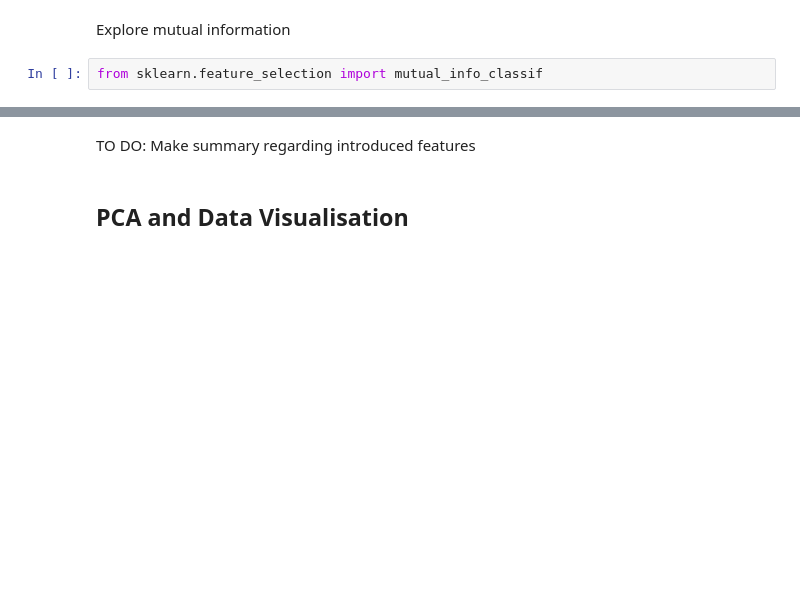
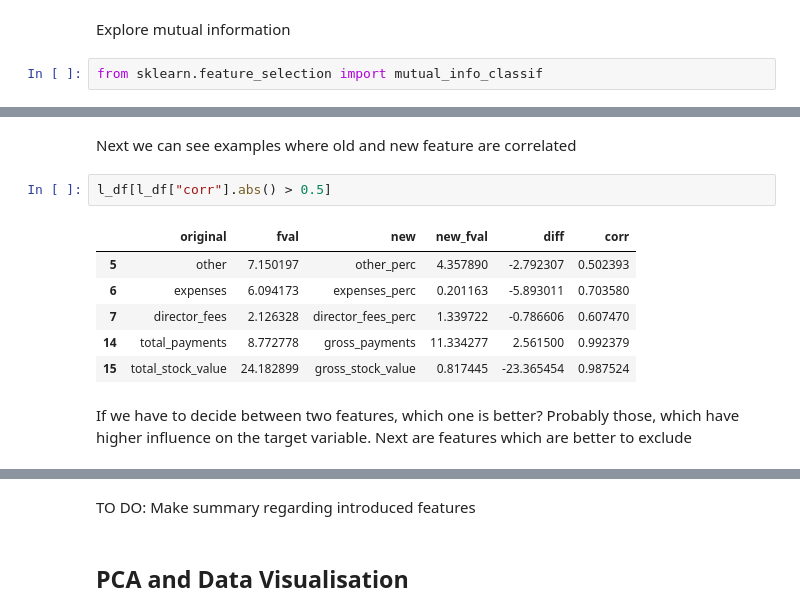
Before and after one commit to tommak/EnronPOI, a Jupyter notebook: analysis/Feature Analysis.ipynb, the cells around one changed output, grey strips where cells are left out. Cells and saved outputs as stored; diff of their text form; blank space fills up the shorter version.

```diff
--- a/analysis/Feature Analysis.ipynb
+++ b/analysis/Feature Analysis.ipynb
@@ -209,0 +276,13 @@ sorted(zip(features_list[1:], minf), key = lambda s: s[1], reverse=True )[:20]
+# %% [markdown]
+Next we can see examples where old and new feature are correlated
+# %%
+l_df[l_df["corr"].abs() > 0.5]
+# %% [output]
+|  | original | fval | new | new_fval | diff | corr |
+| 5 | other | 7.150197 | other_perc | 4.357890 | -2.792307 | 0.502393 |
+| 6 | expenses | 6.094173 | expenses_perc | 0.201163 | -5.893011 | 0.703580 |
+| 7 | director_fees | 2.126328 | director_fees_perc | 1.339722 | -0.786606 | 0.607470 |
+| 14 | total_payments | 8.772778 | gross_payments | 11.334277 | 2.561500 | 0.992379 |
+| 15 | total_stock_value | 24.182899 | gross_stock_value | 0.817445 | -23.365454 | 0.987524 |
+# %% [markdown]
+If we have to decide between two features, which one is better? Probably those, which have higher influence on the target variable. Next are features which are better to exclude
```
Also changed, not shown: parts of 31 cells of this notebook, 12 other files.
